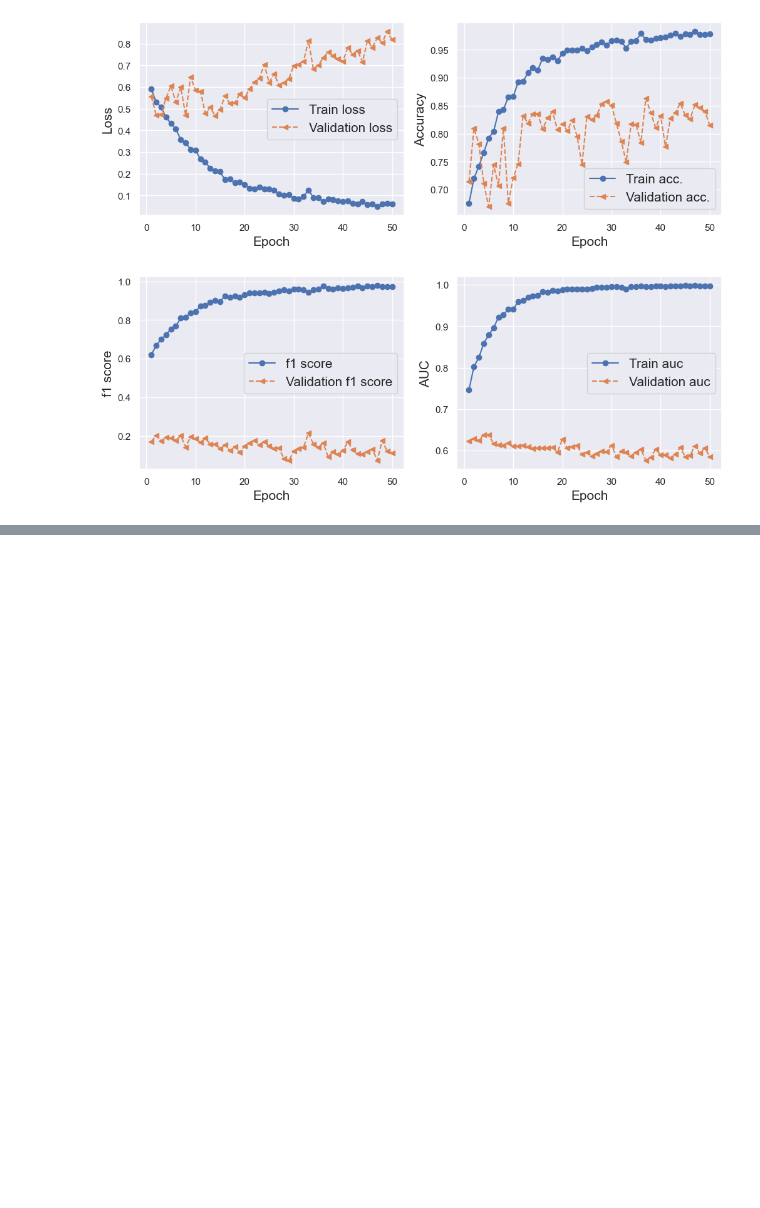
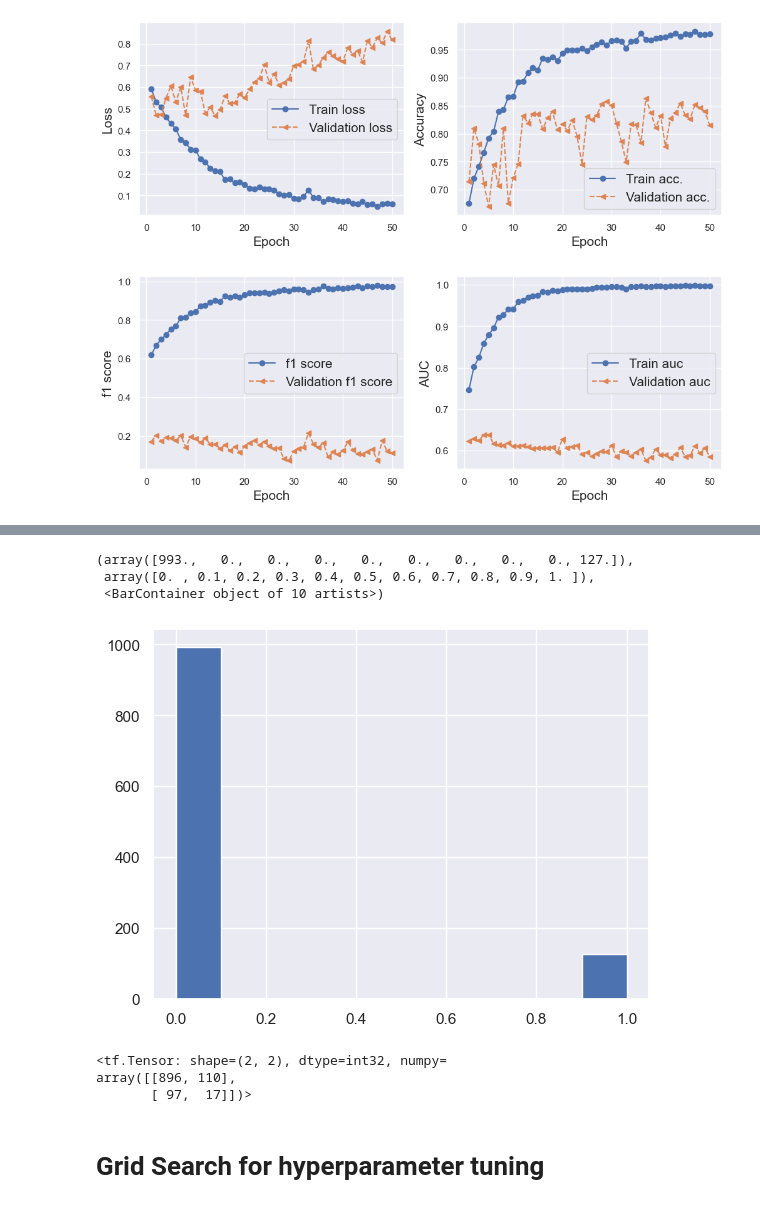
Before and after one commit to bho597/W203_Final_Project, a Jupyter notebook: Mammograms_8b_CNN_Experiments_vgg16.ipynb, the cells around one changed output, grey strips where cells are left out. Cells and saved outputs as stored; diff of their text form; code cells hidden in the pictures; blank space fills up the shorter version.

```diff
--- a/Mammograms_8b_CNN_Experiments_vgg16.ipynb
+++ b/Mammograms_8b_CNN_Experiments_vgg16.ipynb
@@ -425,0 +415,14 @@ plt.hist(y_pred_val)
+# %%
+y_pred_val_binary = (y_pred_val >= 0.5).astype(int)
+plt.hist(y_pred_val_binary)
+# %% [output]
+(array([993.,   0.,   0.,   0.,   0.,   0.,   0.,   0.,   0., 127.]),
+ array([0. , 0.1, 0.2, 0.3, 0.4, 0.5, 0.6, 0.7, 0.8, 0.9, 1. ]),
+ <BarContainer object of 10 artists>)
+[figure, added]
+# %%
+tf.math.confusion_matrix(y_val, y_pred_val_binary)
+# %% [output]
+<tf.Tensor: shape=(2, 2), dtype=int32, numpy=
+array([[896, 110],
+       [ 97,  17]])>
@@ -425,0 +431,2 @@ plt.hist(y_pred_val)
+# %% [markdown]
+# Grid Search for hyperparameter tuning
```
Also changed, not shown: parts of 26 cells of this notebook.
